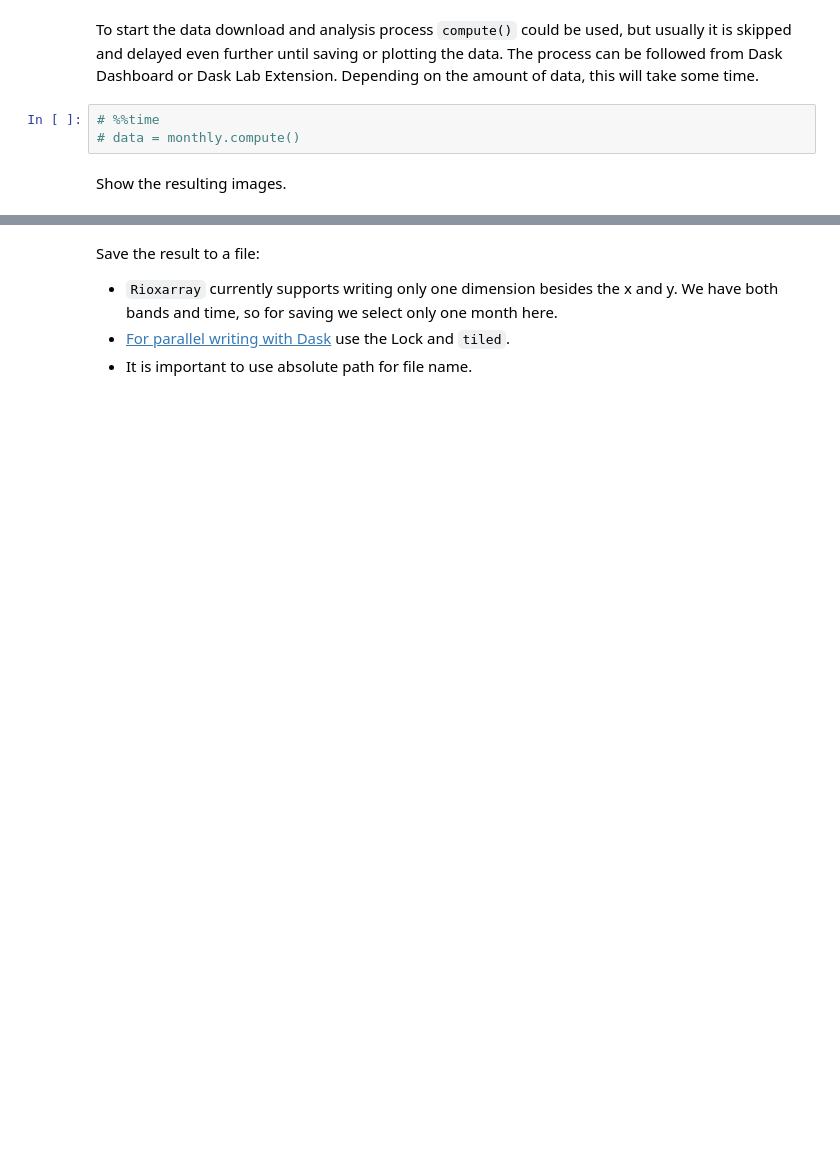
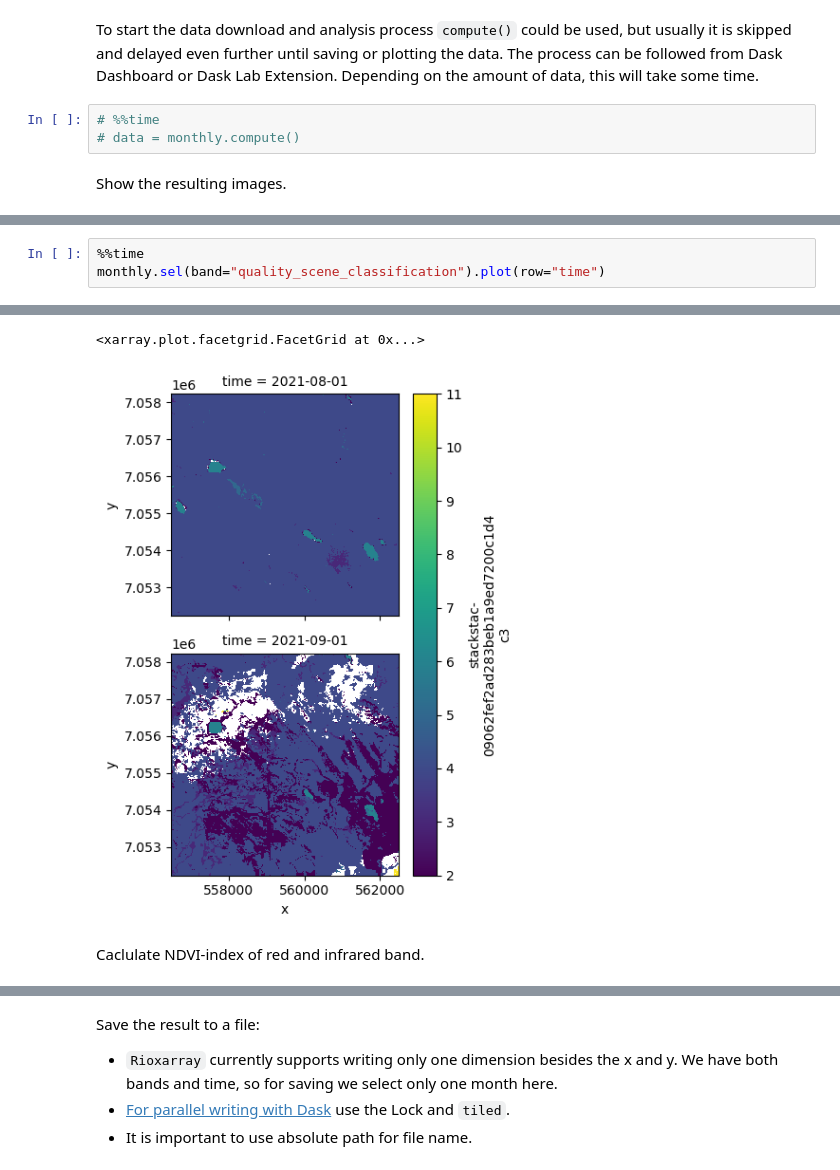
Before and after one commit to csc-training/geocomputing, a Jupyter notebook: python/STAC/STAC_CSC_example.ipynb, the cells around one changed output, grey strips where cells are left out. Saved outputs shown, nothing was run; the diff lists cells and outputs as text; blank space fills up the shorter version.

```diff
--- a/python/STAC/STAC_CSC_example.ipynb
+++ b/python/STAC/STAC_CSC_example.ipynb
@@ -326,0 +413,4 @@ Wall time: 3.53 s
+# %%
+%%time
+monthly.sel(band="quality_scene_classification").plot(row="time")
+# %% [output]
@@ -326,0 +419,4 @@ Wall time: 3.53 s
+<xarray.plot.facetgrid.FacetGrid at 0x...>
+[figure, added]
+# %% [markdown]
+Caclulate NDVI-index of red and infrared band.
```
Also changed, not shown: parts of 43 cells of this notebook.
